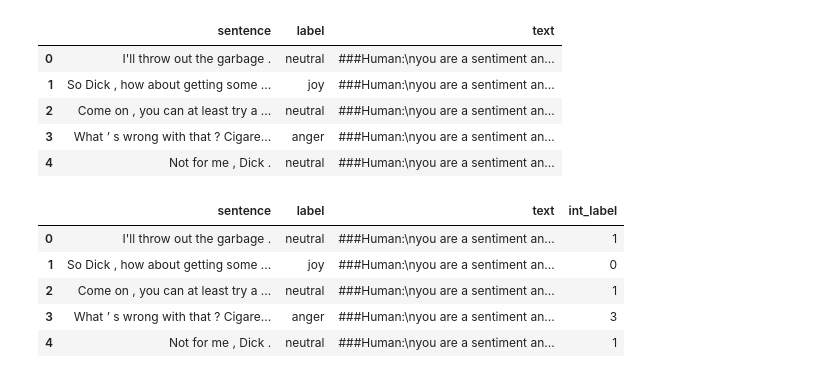
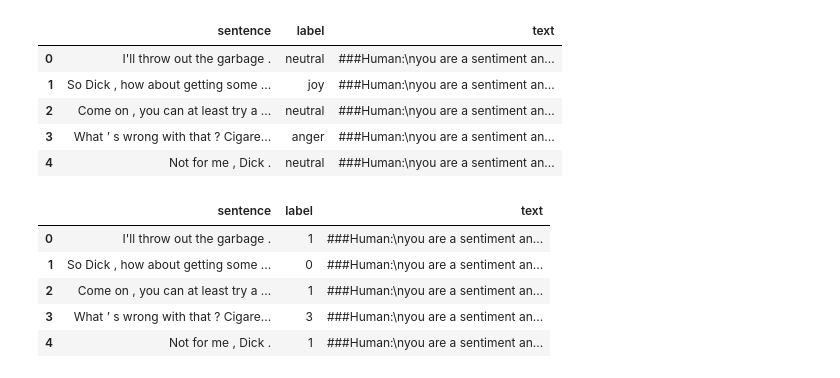
Before and after one commit to yasirfaizahmed/Text-Classification-models, a Jupyter notebook: models/text_sentimental_classification_1.ipynb, the cells around one changed output. Drawn from its saved outputs; the diff is of its cells as text; code cells hidden in the pictures.

```diff
--- a/models/text_sentimental_classification_1.ipynb
+++ b/models/text_sentimental_classification_1.ipynb
@@ -45,12 +45,12 @@ dataset_df.head()
 | 3 | What ’ s wrong with that ? Cigare... | anger | ###Human:\nyou are a sentiment an... |
 | 4 | Not for me , Dick . | neutral | ###Human:\nyou are a sentiment an... |
 # %%
-dataset_df['int_label'] = dataset_df['label'].map({'joy': 0, 'neutral': 1, 'sadness': 2, 'anger': 3, 'fear': 4, 'love': 5, 'surprise': 6})
+dataset_df['label'] = dataset_df['label'].map({'joy': 0, 'neutral': 1, 'sadness': 2, 'anger': 3, 'fear': 4, 'love': 5, 'surprise': 6})
 dataset_df.head()
 # %% [output]
-|  | sentence | label | text | int_label |
-| 0 | I'll throw out the garbage . | neutral | ###Human:\nyou are a sentiment an... | 1 |
-| 1 | So Dick , how about getting some ... | joy | ###Human:\nyou are a sentiment an... | 0 |
-| 2 | Come on , you can at least try a ... | neutral | ###Human:\nyou are a sentiment an... | 1 |
-| 3 | What ’ s wrong with that ? Cigare... | anger | ###Human:\nyou are a sentiment an... | 3 |
-| 4 | Not for me , Dick . | neutral | ###Human:\nyou are a sentiment an... | 1 |
+|  | sentence | label | text |
+| 0 | I'll throw out the garbage . | 1 | ###Human:\nyou are a sentiment an... |
+| 1 | So Dick , how about getting some ... | 0 | ###Human:\nyou are a sentiment an... |
+| 2 | Come on , you can at least try a ... | 1 | ###Human:\nyou are a sentiment an... |
+| 3 | What ’ s wrong with that ? Cigare... | 3 | ###Human:\nyou are a sentiment an... |
+| 4 | Not for me , Dick . | 1 | ###Human:\nyou are a sentiment an... |
```
Also changed, not shown: parts of 5 cells of this notebook.
